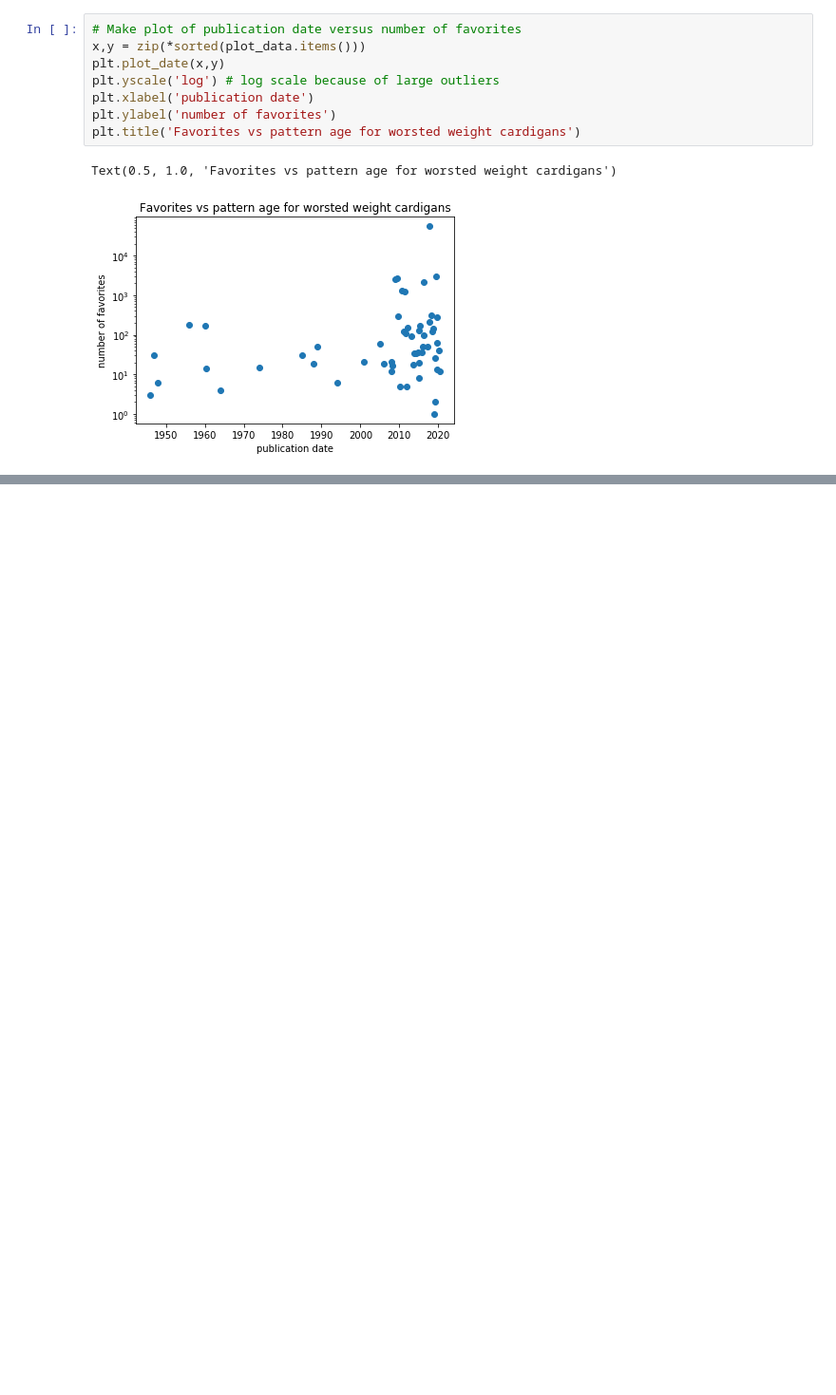
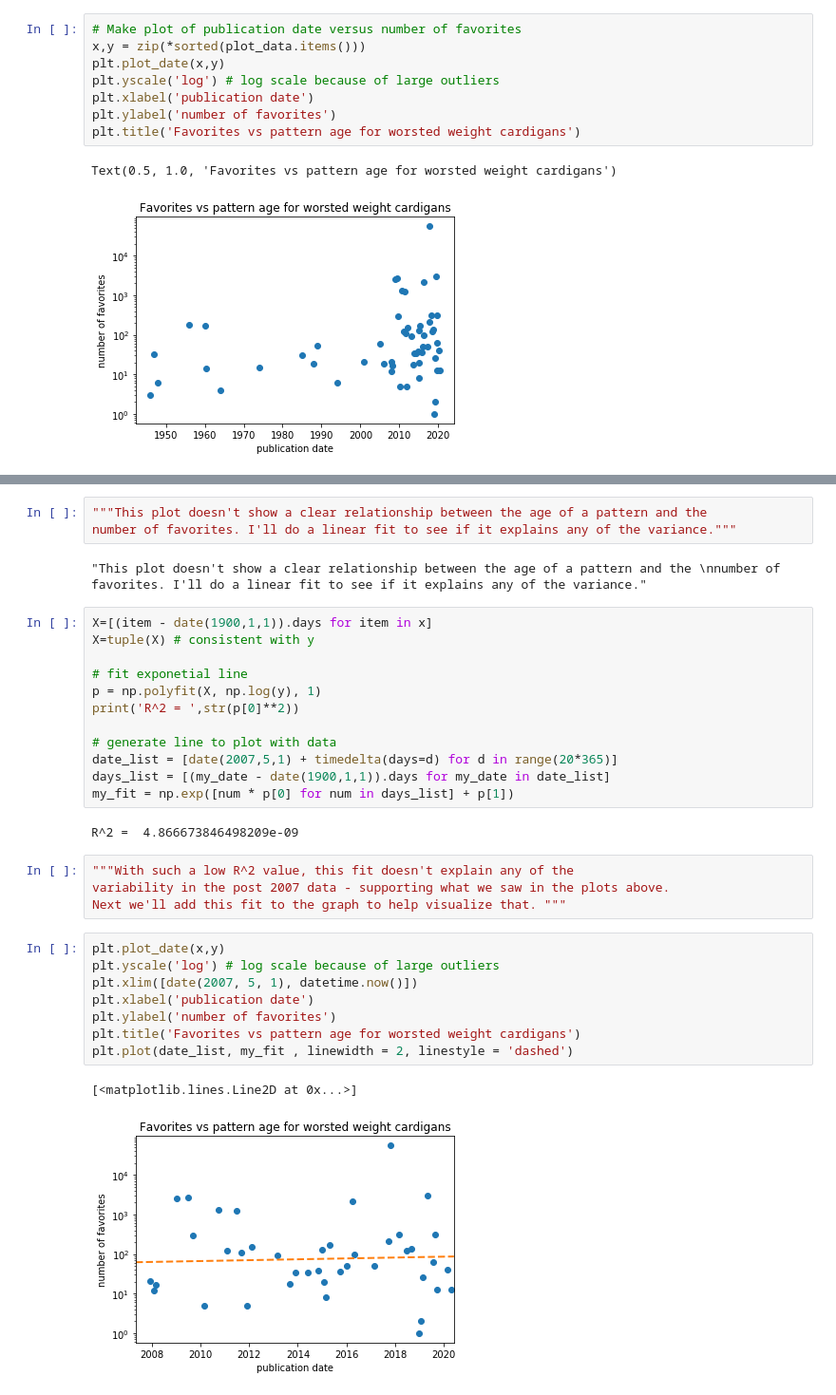
Before and after one commit to acordonez/practice_with_ravelry, a Jupyter notebook: plot_favorites_vs_date.ipynb, the cells around one changed output, grey strips where cells are left out. Shown: that part at 95% size. Saved outputs shown, nothing was run; the diff lists cells and outputs as text; blank space fills up the shorter version.

```diff
--- a/plot_favorites_vs_date.ipynb
+++ b/plot_favorites_vs_date.ipynb
@@ -69,0 +75,34 @@ Text(0.5, 1.0, 'Favorites vs pattern age for worsted weight cardigans')
+# %%
+"""This plot doesn't show a clear relationship between the age of a pattern and the
+number of favorites. I'll do a linear fit to see if it explains any of the variance."""
+# %% [output]
+"This plot doesn't show a clear relationship between the age of a pattern and the \nnumber of favorites. I'll do a linear fit to see if it explains any of the variance."
+# %%
+X=[(item - date(1900,1,1)).days for item in x]
+X=tuple(X) # consistent with y
+
+# fit exponetial line
+p = np.polyfit(X, np.log(y), 1)
+print('R^2 = ',str(p[0]**2))
+
+# generate line to plot with data
+date_list = [date(2007,5,1) + timedelta(days=d) for d in range(20*365)]
+days_list = [(my_date - date(1900,1,1)).days for my_date in date_list]
+my_fit = np.exp([num * p[0] for num in days_list] + p[1])
+# %% [output]
+R^2 =  4.866673846498209e-09
+# %%
+"""With such a low R^2 value, this fit doesn't explain any of the
+variability in the post 2007 data - supporting what we saw in the plots above.
+Next we'll add this fit to the graph to help visualize that. """
+# %%
+plt.plot_date(x,y)
+plt.yscale('log') # log scale because of large outliers
+plt.xlim([date(2007, 5, 1), datetime.now()])
+plt.xlabel('publication date')
+plt.ylabel('number of favorites')
+plt.title('Favorites vs pattern age for worsted weight cardigans')
+plt.plot(date_list, my_fit , linewidth = 2, linestyle = 'dashed')
+# %% [output]
+[<matplotlib.lines.Line2D at 0x...>]
+[figure, added]
```
Also changed, not shown: parts of 7 cells of this notebook.
